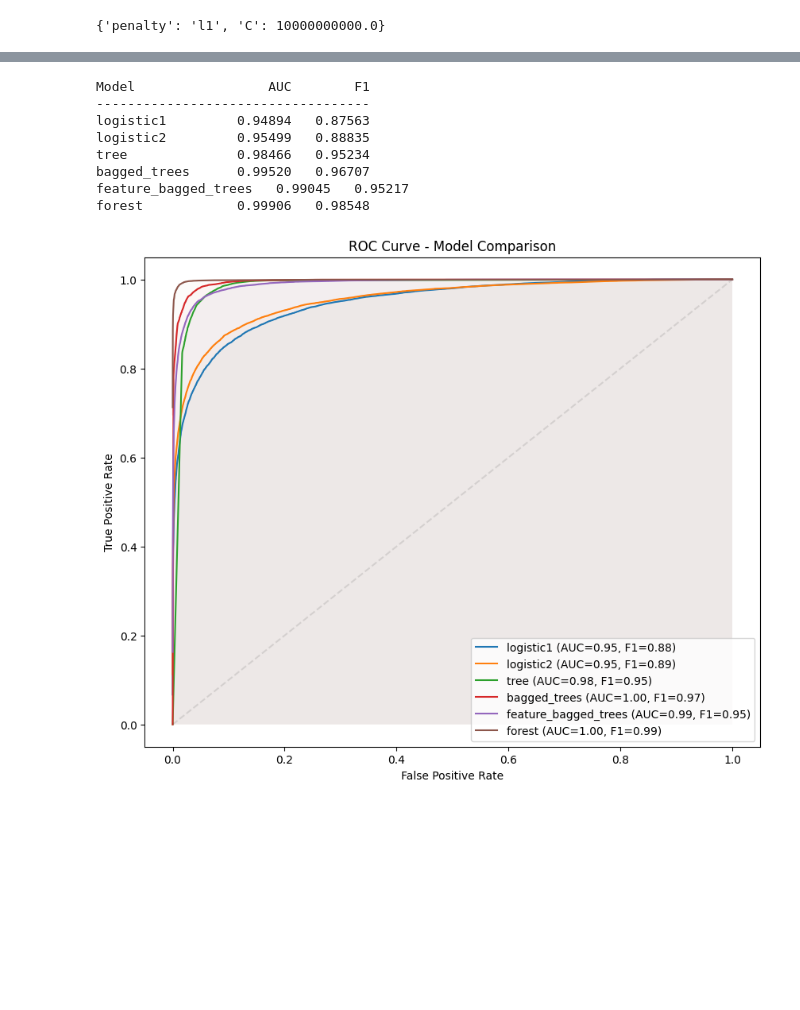
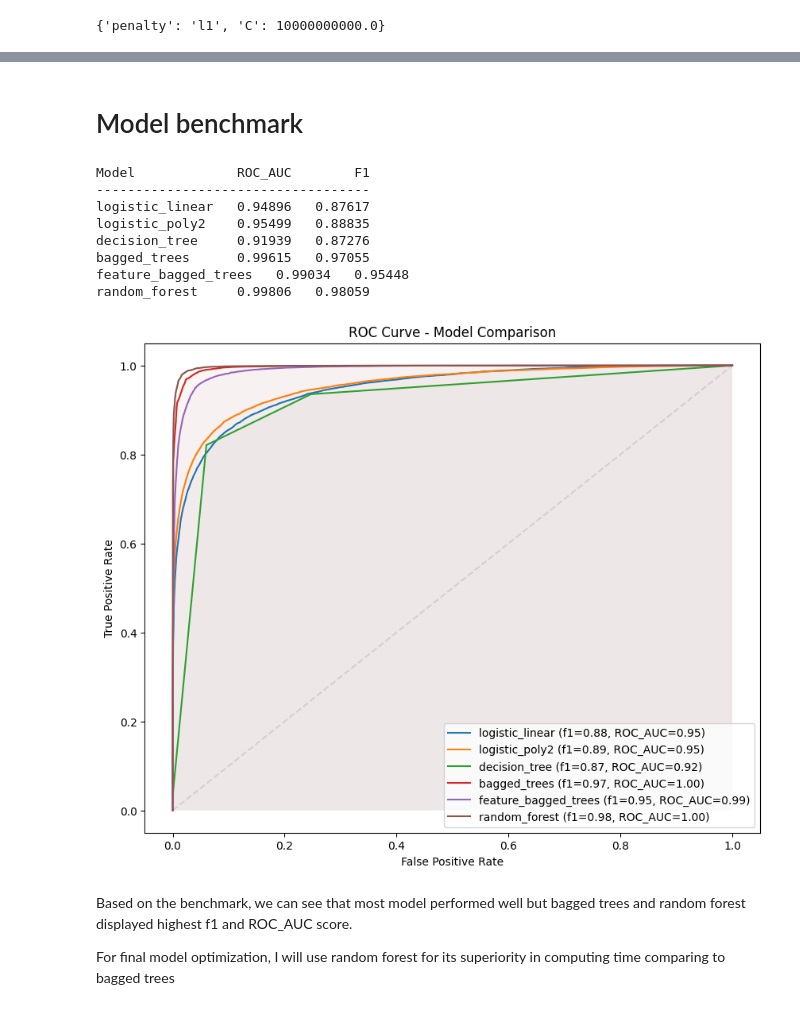
Before and after one commit to NgDK27/ML-A1, a Jupyter notebook: notebooks/3.Model_Building.ipynb, the cells around one changed output, grey strips where cells are left out. Cells and saved outputs as stored; diff of their text form; code cells hidden in the pictures; blank space fills up the shorter version.

```diff
--- a/notebooks/3.Model_Building.ipynb
+++ b/notebooks/3.Model_Building.ipynb
@@ -86,10 +78,8 @@ params = {
 }
 # %%
 random_clf = RandomizedSearchCV(clf, params, cv=cv, n_jobs=-2, scoring=["f1", "roc_auc"], refit="f1", return_train_score=True)
-random_clf.fit(train_X, train_y.values.ravel())
+random_clf.fit(train_X, train_y.to_numpy().ravel())
 
-train_pred_y = random_clf.predict(train_X)
-val_pred_y = random_clf.predict(val_X)
 clfs["logistic_linear"] = random_clf
 # %%
 random_clf.best_params_
@@ -107,10 +128,8 @@ train_X_poly2 = scaler.fit_transform(train_X_poly2)
 val_X_poly2 = scaler.transform(val_X_poly2)
 # %%
 random_clf = RandomizedSearchCV(clf, params, cv=cv, n_jobs=-2, scoring=["f1", "roc_auc"], refit="f1", return_train_score=True)
-random_clf.fit(train_X_poly2, train_y.values.ravel())
+random_clf.fit(train_X_poly2, train_y.to_numpy().ravel())
 
-train_pred_y = random_clf.predict(train_X_poly2)
-val_pred_y = random_clf.predict(val_X_poly2)
 clfs["logistic_poly2"] = random_clf
 # %%
 random_clf.best_params_
@@ -189,15 +296,14 @@ params = {
 # %%
-clf = BaggingClassifier(estimator=clfs["tree"], random_state=0, bootstrap_features=True)
+clf = RandomForestClassifier(
+    criterion="gini",
+    class_weight="balanced",
+    random_state=0
+)
 
-# Perform grid search to tune hyperparameters
 random_clf = RandomizedSearchCV(clf, params, cv=cv, n_jobs=-2, scoring=["f1", "roc_auc"], refit="f1", return_train_score=True)
-random_clf.fit(train_X, train_y.values.ravel())
+random_clf.fit(train_X, train_y.to_numpy().ravel())
 
-train_pred_y = random_clf.predict(train_X)
-val_pred_y = random_clf.predict(val_X)
-
-# Store the trained model in the clfs dictionary
-clfs["feature_bagged_trees"] = random_clf
+clfs["random_forest"] = random_clf
 # %%
 random_clf.best_params_
 # %% [output]
@@ -210,13 +310,0 @@ params = {
-# %%
-clf = RandomForestClassifier(
-    criterion="gini",
-    class_weight="balanced",
-    random_state=0
-)
-
-random_clf = RandomizedSearchCV(clf, params, cv=cv, n_jobs=-2, scoring=["f1", "roc_auc"], refit="f1", return_train_score=True)
-random_clf.fit(train_X, train_y.values.ravel())
-
-train_pred_y = random_clf.predict(train_X)
-val_pred_y = random_clf.predict(val_X)
-clfs["forest"] = random_clf
@@ -245,41 +340,44 @@ random_clf.best_params_
+# %% [markdown]
+# Model benchmark
 # %%
 fig, axis = plt.subplots(figsize=(10, 8))
 
-print(f"{'Model':15}{'AUC':>10}{'F1':>10}")
+print(f"{'Model':15}{'ROC_AUC':>10}{'F1':>10}")
 print("-" * 35)
 for name, clf in clfs.items():
     if name == "logistic_poly2":
         prob_y = clf.predict_proba(val_X_poly2)[:, 1]
         pred_y = clf.predict(val_X_poly2)
-    elif name == "logistic_poly3":
-        prob_y = clf.predict_proba(val_X_poly3)[:, 1]
-        pred_y = clf.predict(val_X_poly3)
     else:
         prob_y = clf.predict_proba(val_X)[:, 1]
         pred_y = clf.predict(val_X)
 
     fpr, tpr, thresholds = roc_curve(val_y, prob_y)
     roc_auc = auc(fpr, tpr)
-    sns.lineplot(x=fpr, y=tpr, label=f"{name} (AUC={roc_auc:.2f}, F1={f1_score(val_y, pred_y):.2f})", ax=axis)
+    sns.lineplot(x=fpr, y=tpr, label=f"{name} (f1={f1_score(val_y, pred_y):.2f}, ROC_AUC={roc_auc:.2f})", ax=axis)
     plt.fill_between(fpr, tpr, alpha=0.024)
     print(f"{name:15}{roc_auc:10.5f}{f1_score(val_y, pred_y):10.5f}")
 
 
 plt.plot([0, 1], [0, 1], linestyle="--", color="black", alpha=0.1)
 axis.set_xlabel("False Positive Rate")
 axis.set_ylabel("True Positive Rate")
 axis.set_title("ROC Curve - Model Comparison")
 axis.legend()
 
 plt.show()
-fig.savefig("../images/ModelDev_ROC_AUC_Compare.png", dpi=300)
+fig.savefig("../images/models_roc_auc_compare.png")
 # %% [output]
-Model                 AUC        F1
+Model             ROC_AUC        F1
 -----------------------------------
-logistic1         0.94894   0.87563
-logistic2         0.95499   0.88835
-tree              0.98466   0.95234
-bagged_trees      0.99520   0.96707
-feature_bagged_trees   0.99045   0.95217
-forest            0.99906   0.98548
+logistic_linear   0.94896   0.87617
+logistic_poly2    0.95499   0.88835
+decision_tree     0.91939   0.87276
+bagged_trees      0.99615   0.97055
+feature_bagged_trees   0.99034   0.95448
+random_forest     0.99806   0.98059
-[figure, old version]
+[figure, new version]
+# %% [markdown]
+Based on the benchmark, we can see that most model performed well but bagged trees and random forest displayed highest f1 and ROC_AUC score.
+
+For final model optimization, I will use random forest for its superiority in computing time comparing to bagged trees
```
Also changed, not shown: parts of 37 cells of this notebook, 19 other files.
